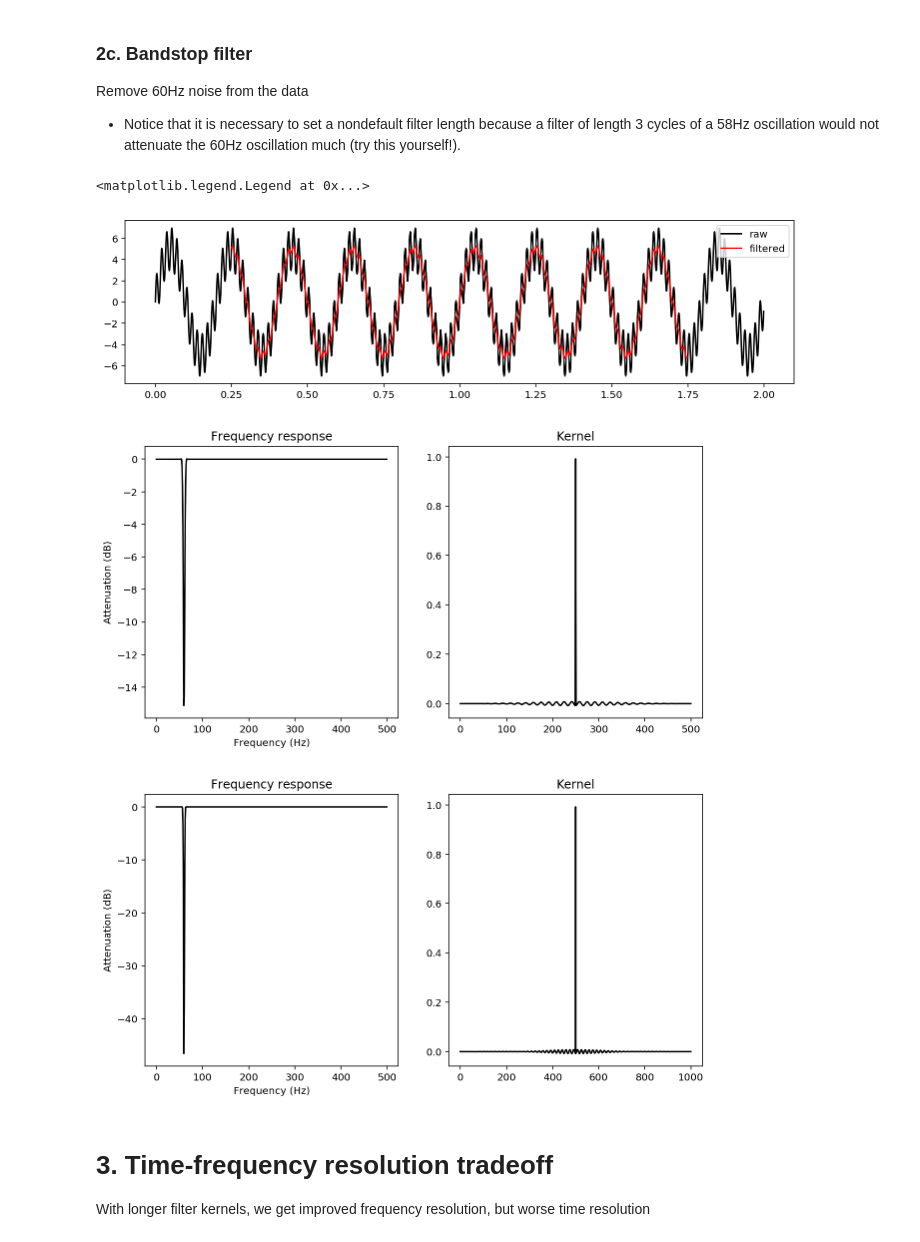
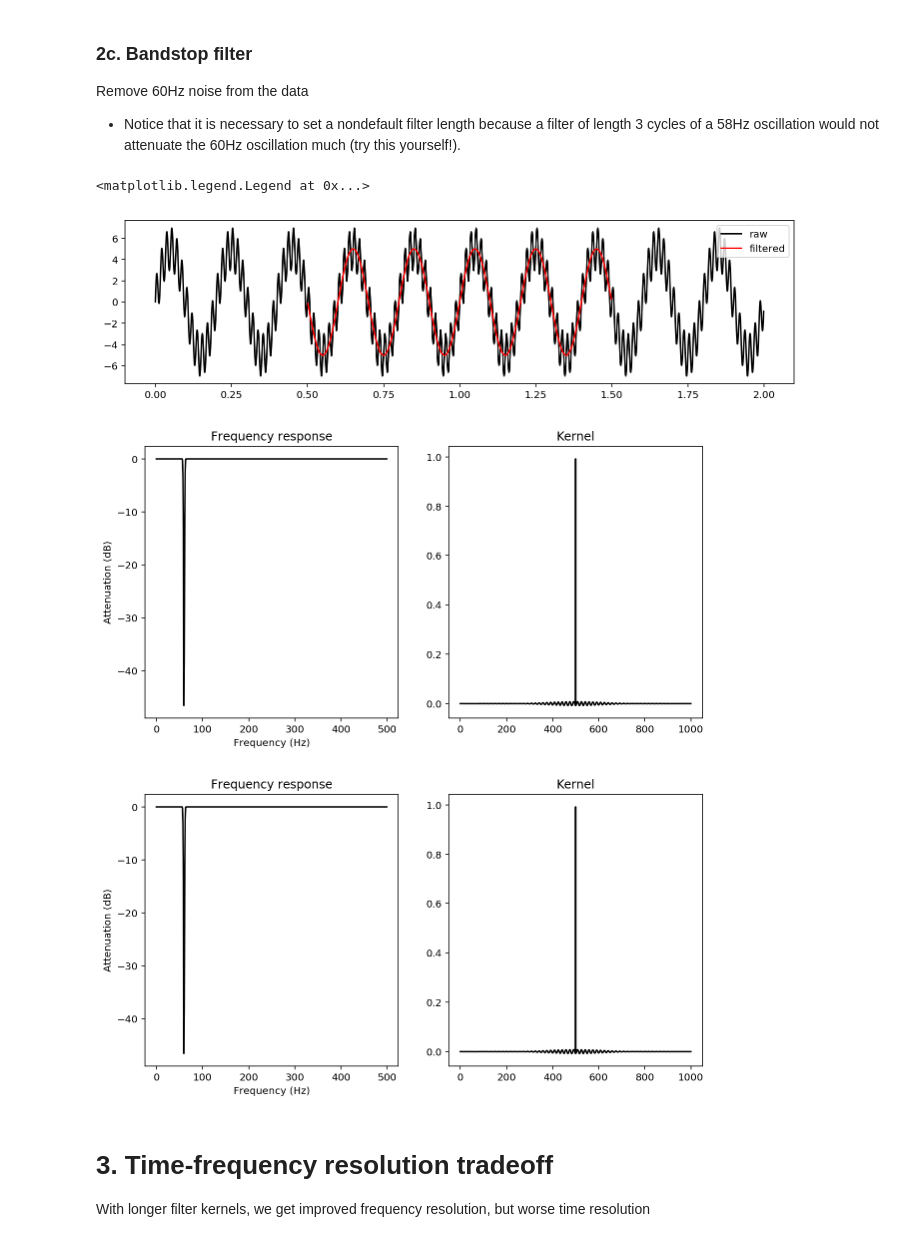
Before and after one commit to neurodsp-tools/neurodsp, a Jupyter notebook: tutorials/Filtering.ipynb, the cells around one changed output. Cells and saved outputs as stored; diff of their text form; code cells hidden in the pictures.

Commit message:
fix filtering notebook bug

```diff
--- a/tutorials/Filtering.ipynb
+++ b/tutorials/Filtering.ipynb
@@ -98,7 +98,7 @@ x = 5*np.sin(t*2*np.pi*5) + 2*np.sin(t*2*np.pi*60)
 # Filter the data
 f_lo = 58
 f_hi = 62
-x_filt = neurodsp.filter(x, Fs, 'bandstop', f_lo=f_lo, f_hi=f_hi, N_seconds=.5)
+x_filt = neurodsp.filter(x, Fs, 'bandstop', f_lo=f_lo, f_hi=f_hi, N_seconds=1)
 
 # Plot filtered signal
 plt.figure(figsize=(12,3))
@@ -107,16 +107,16 @@ plt.plot(t, x_filt, 'r', label='filtered')
 plt.legend(loc='best')
 # %% [output]
 <matplotlib.legend.Legend at 0x...>
-[figure, old version]
+[figure, new version]
 # %%
 # Note the user warning above.
 # This is because in the computed frequency response (below), the attenuation in the stopband does not go below 20dB.
-x_filt = neurodsp.filter(x, Fs, 'bandstop', f_lo=f_lo, f_hi=f_hi, N_seconds=.5, plot_frequency_response=True)
+x_filt = neurodsp.filter(x, Fs, 'bandstop', f_lo=f_lo, f_hi=f_hi, N_seconds=1, plot_frequency_response=True)
 
 # This user warning disappears if we elongate the filter
 x_filt = neurodsp.filter(x, Fs, 'bandstop', f_lo=f_lo, f_hi=f_hi, N_seconds=1, plot_frequency_response=True)
 # %% [output]
-[figure, old version]
+[figure, new version]
 [figure]
 # %% [markdown]
 # 3. Time-frequency resolution tradeoff
```
Also changed, not shown: parts of 1 cell of this notebook, 1 other file.
